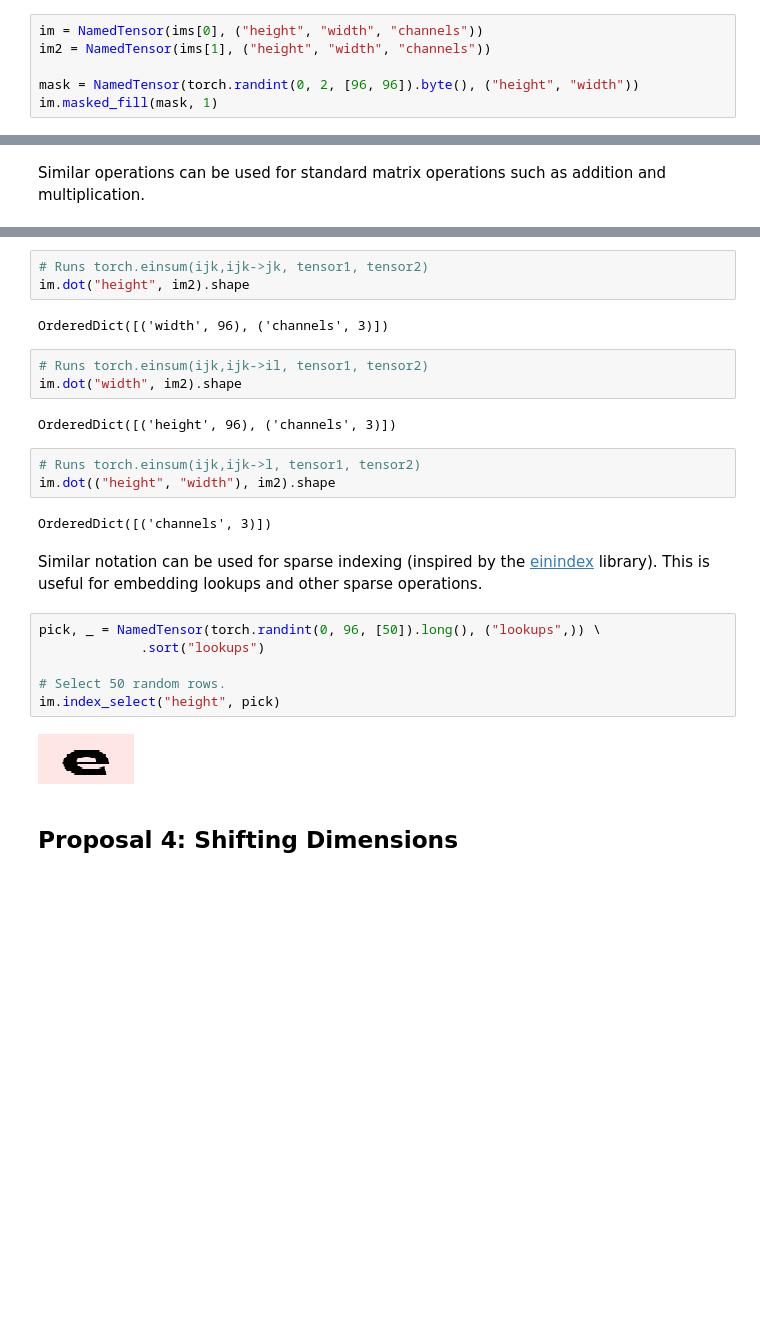
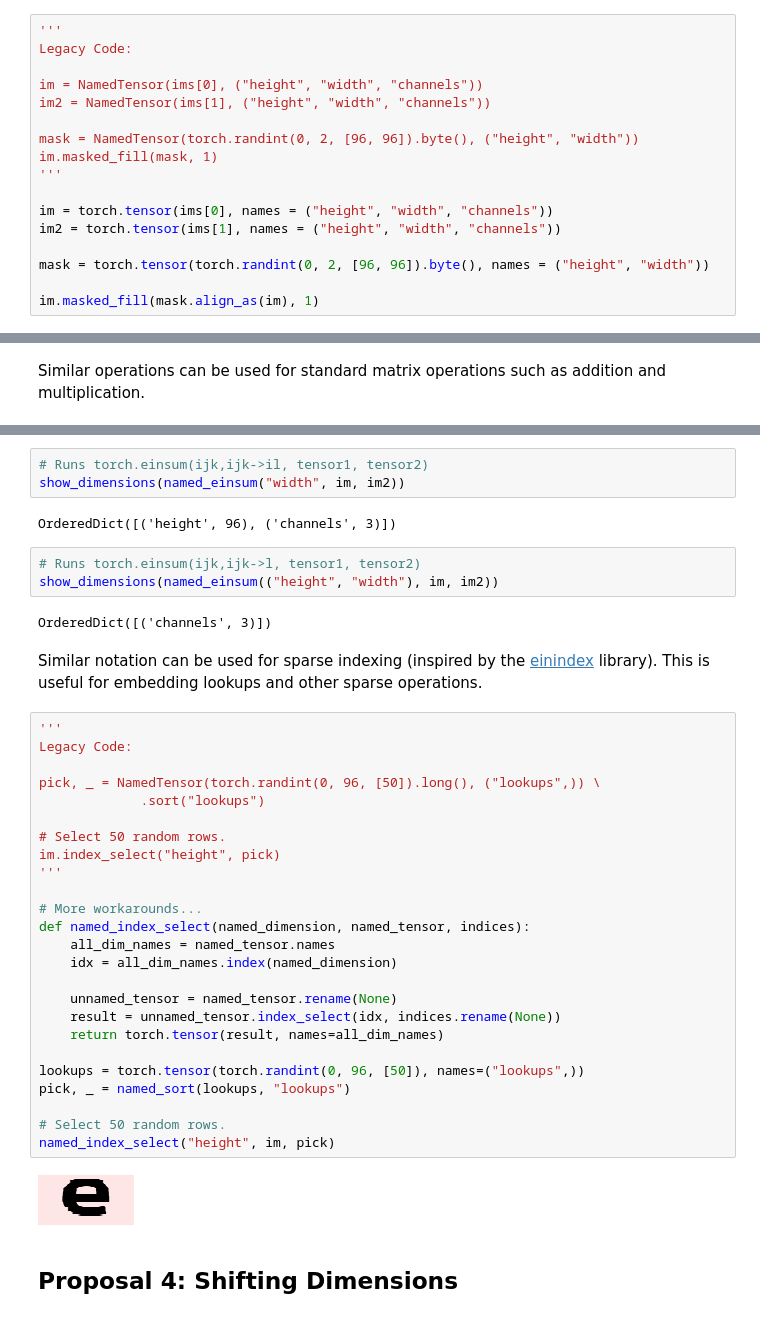
Before and after one commit to harvardnlp/namedtensor, a Jupyter notebook: notebooks/NamedTensor.ipynb, the cells around one changed output, grey strips where cells are left out. Drawn from its saved outputs; the diff is of its cells as text; blank space fills up the shorter version.

```diff
--- a/notebooks/NamedTensor.ipynb
+++ b/notebooks/NamedTensor.ipynb
@@ -211,9 +272,20 @@ The names that are provided also provide the basis for broadcasting operations.
 # %%
+'''
+Legacy Code:
+
 im = NamedTensor(ims[0], ("height", "width", "channels"))
 im2 = NamedTensor(ims[1], ("height", "width", "channels"))
 
 mask = NamedTensor(torch.randint(0, 2, [96, 96]).byte(), ("height", "width"))
 im.masked_fill(mask, 1)
+'''
+
+im = torch.tensor(ims[0], names = ("height", "width", "channels"))
+im2 = torch.tensor(ims[1], names = ("height", "width", "channels"))
+
+mask = torch.tensor(torch.randint(0, 2, [96, 96]).byte(), names = ("height", "width"))
+
+im.masked_fill(mask.align_as(im), 1)
 # %% [output]
 [figure]
 # %% [markdown]
@@ -227,28 +332,42 @@ A more general feature is the `dot` method for tensor contraction between name t
 # %%
-# Runs torch.einsum(ijk,ijk->jk, tensor1, tensor2)
-im.dot("height", im2).shape
+# Runs torch.einsum(ijk,ijk->il, tensor1, tensor2)
+show_dimensions(named_einsum("width", im, im2))
 # %% [output]
-OrderedDict([('width', 96), ('channels', 3)])
+OrderedDict([('height', 96), ('channels', 3)])
 # %%
-# Runs torch.einsum(ijk,ijk->il, tensor1, tensor2)
-im.dot("width", im2).shape
+# Runs torch.einsum(ijk,ijk->l, tensor1, tensor2)
+show_dimensions(named_einsum(("height", "width"), im, im2))
 # %% [output]
-OrderedDict([('height', 96), ('channels', 3)])
+OrderedDict([('channels', 3)])
-# %%
-# Runs torch.einsum(ijk,ijk->l, tensor1, tensor2)
-im.dot(("height", "width"), im2).shape
-# %% [output]
-OrderedDict([('channels', 3)])
 # %% [markdown]
 Similar notation can be used for sparse indexing (inspired by the [einindex](https://pypi.org/project/einindex/) library). This is useful for embedding lookups and other sparse operations.
-# %%
-pick, _ = NamedTensor(torch.randint(0, 96, [50]).long(), ("lookups",)) \
-             .sort("lookups")
-
-# Select 50 random rows.
-im.index_select("height", pick)
-# %% [output]
-[figure, removed]
+# %%
+'''
+Legacy Code:
+
+pick, _ = NamedTensor(torch.randint(0, 96, [50]).long(), ("lookups",)) \
+             .sort("lookups")
+
+# Select 50 random rows.
+im.index_select("height", pick)
+'''
+
+# More workarounds...
+def named_index_select(named_dimension, named_tensor, indices):
+    all_dim_names = named_tensor.names
+    idx = all_dim_names.index(named_dimension)
+
+    unnamed_tensor = named_tensor.rename(None)
+    result = unnamed_tensor.index_select(idx, indices.rename(None))
+    return torch.tensor(result, names=all_dim_names)
+
+lookups = torch.tensor(torch.randint(0, 96, [50]), names=("lookups",))
+pick, _ = named_sort(lookups, "lookups")
+
+# Select 50 random rows.
+named_index_select("height", im, pick)
+# %% [output]
+[figure, added]
 # %% [markdown]
 ## Proposal 4: Shifting Dimensions
 # %% [markdown]
```
Also changed, not shown: parts of 34 cells of this notebook.
